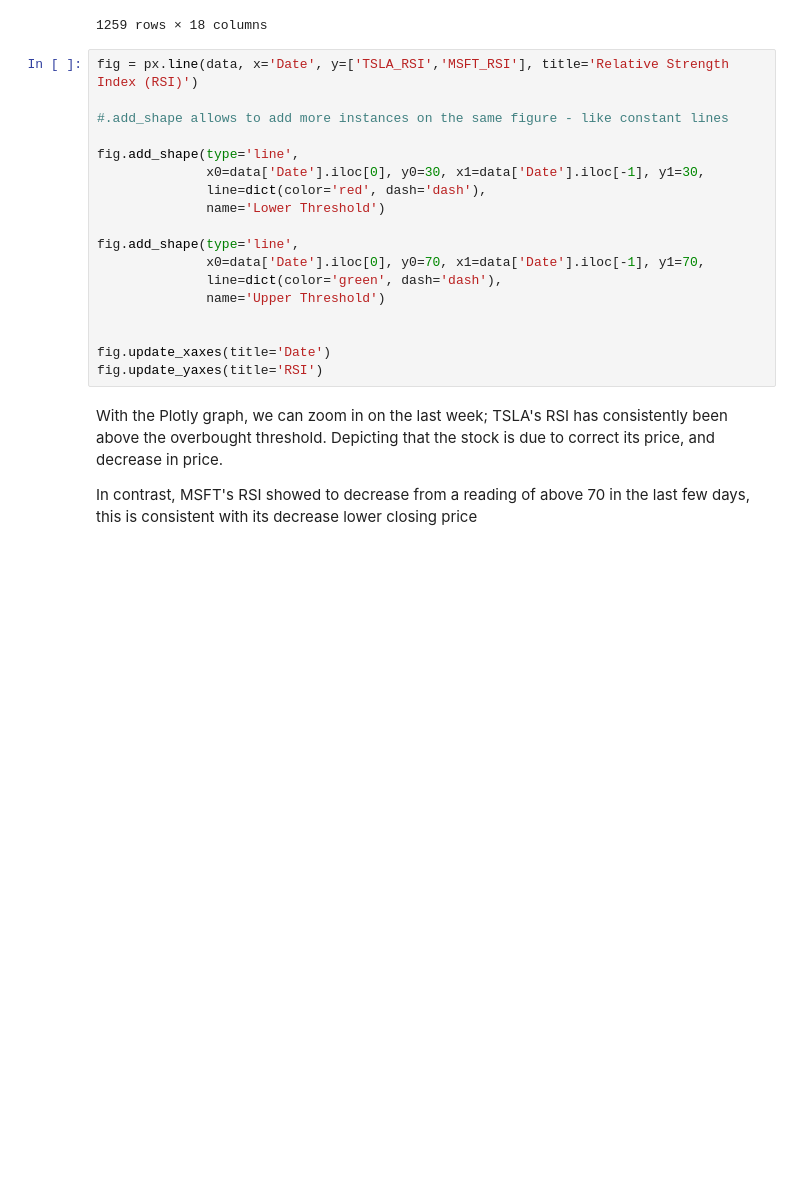
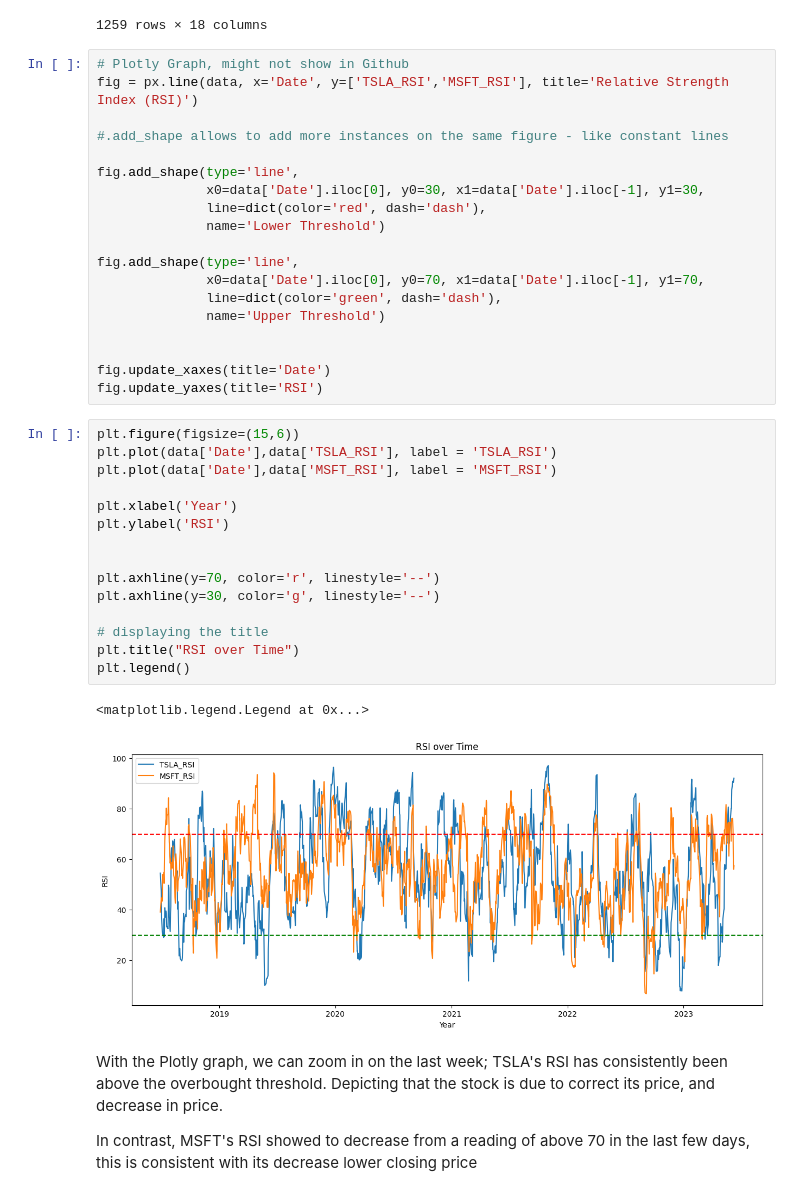
Before and after one commit to IshNjie/Stocks, a Jupyter notebook: Notebooks/TSLA vs MSFT.ipynb, the cells around one changed output. Saved outputs shown, nothing was run; the diff lists cells and outputs as text; blank space fills up the shorter version.

```diff
--- a/Notebooks/TSLA vs MSFT.ipynb
+++ b/Notebooks/TSLA vs MSFT.ipynb
@@ -178,6 +197,7 @@ data
 | 1258 | 2023-06-09 | 249.070007 | 252.419998 | 242.020004 | 244.399994 | 244.399994 | 199882300 | 324.989990 | ... |
 1259 rows × 18 columns
 # %%
+# Plotly Graph, might not show in Github
 fig = px.line(data, x='Date', y=['TSLA_RSI','MSFT_RSI'], title='Relative Strength Index (RSI)')
 
 #.add_shape allows to add more instances on the same figure - like constant lines
@@ -195,6 +215,24 @@ fig.add_shape(type='line',
 
 fig.update_xaxes(title='Date')
 fig.update_yaxes(title='RSI')
+# %%
+plt.figure(figsize=(15,6))
+plt.plot(data['Date'],data['TSLA_RSI'], label = 'TSLA_RSI')
+plt.plot(data['Date'],data['MSFT_RSI'], label = 'MSFT_RSI')
+
+plt.xlabel('Year')
+plt.ylabel('RSI')
+
+
+plt.axhline(y=70, color='r', linestyle='--')
+plt.axhline(y=30, color='g', linestyle='--')
+
+# displaying the title
+plt.title("RSI over Time")
+plt.legend()
+# %% [output]
+<matplotlib.legend.Legend at 0x...>
+[figure, added]
 # %% [markdown]
 With the Plotly graph, we can zoom in on the last week; TSLA's RSI has consistently been above the overbought threshold. Depicting that the stock is due to correct its price, and decrease in price.
 
```
Also changed, not shown: parts of 5 cells of this notebook, 1 other file.
